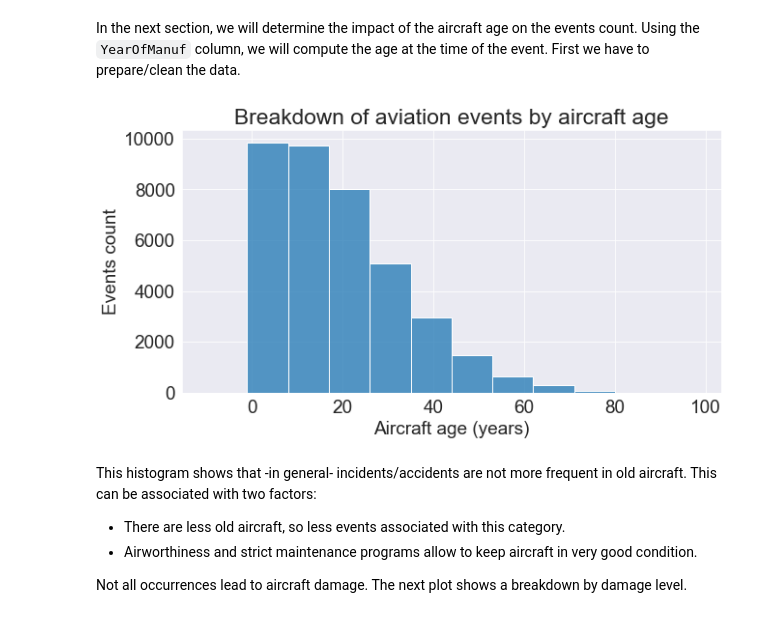
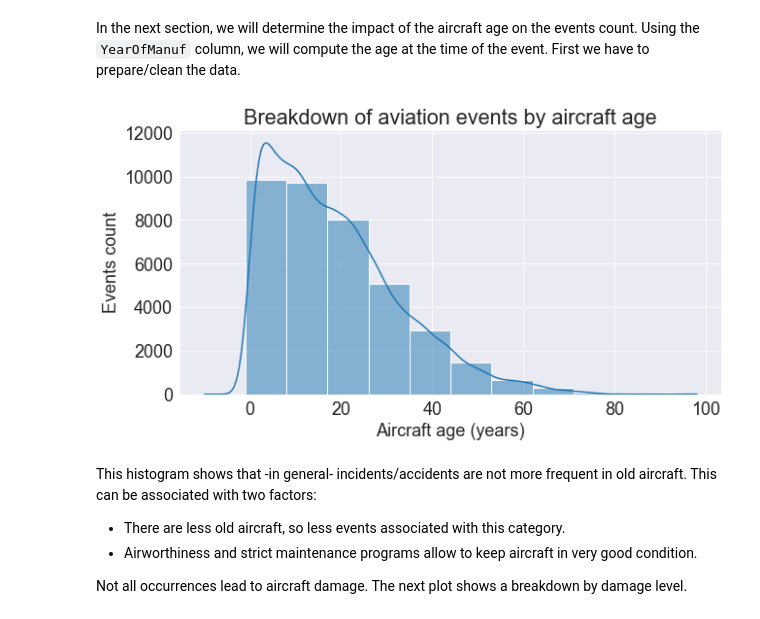
Before and after one commit to zaitrik/canadian_aviation, a Jupyter notebook: canadian_aviation.ipynb, the cells around one changed output. Cells and saved outputs as stored; diff of their text form; code cells hidden in the pictures.

```diff
--- a/canadian_aviation.ipynb
+++ b/canadian_aviation.ipynb
@@ -614,10 +614,10 @@ new_dataset['age'] = new_dataset['OccYear']-new_dataset['YearOfManuf']
 # %%
 matplotlib.rcParams['figure.figsize'] = (10, 5)
 column = 'age'
-fig = sns.histplot(x = column, data = new_dataset, bins=12);
+fig = sns.histplot(x = column, data = new_dataset, bins=12,kde = True);
 fig.set(xlabel = 'Aircraft age (years)', ylabel = 'Events count', Title='Breakdown of aviation events by aircraft age');
 # %% [output]
-[figure, old version]
+[figure, new version]
 # %% [markdown]
 This histogram shows that -in general- incidents/accidents are not more frequent in old aircraft. This can be associated with two factors:
 - There are less old aircraft, so less events associated with this category.
```
Also changed, not shown: parts of 12 cells of this notebook.
